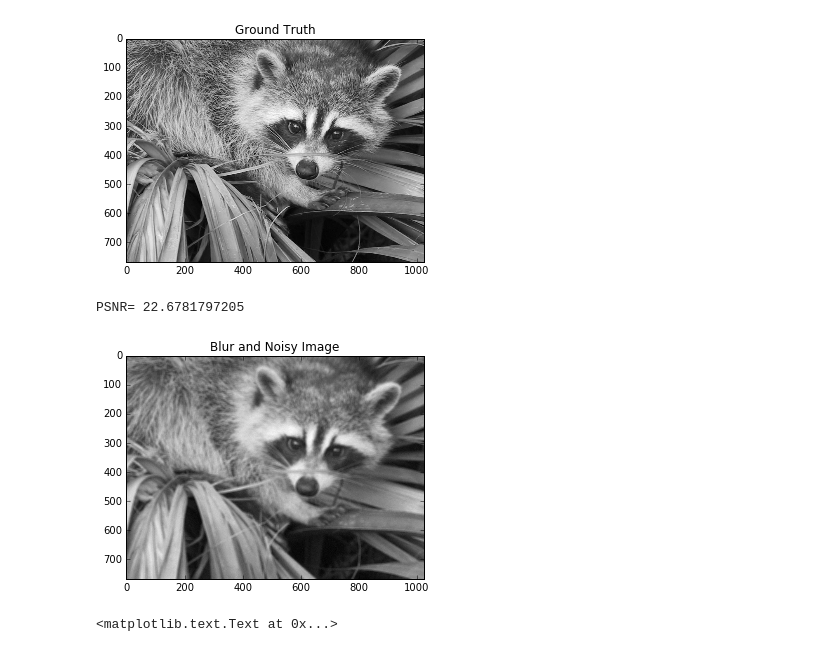
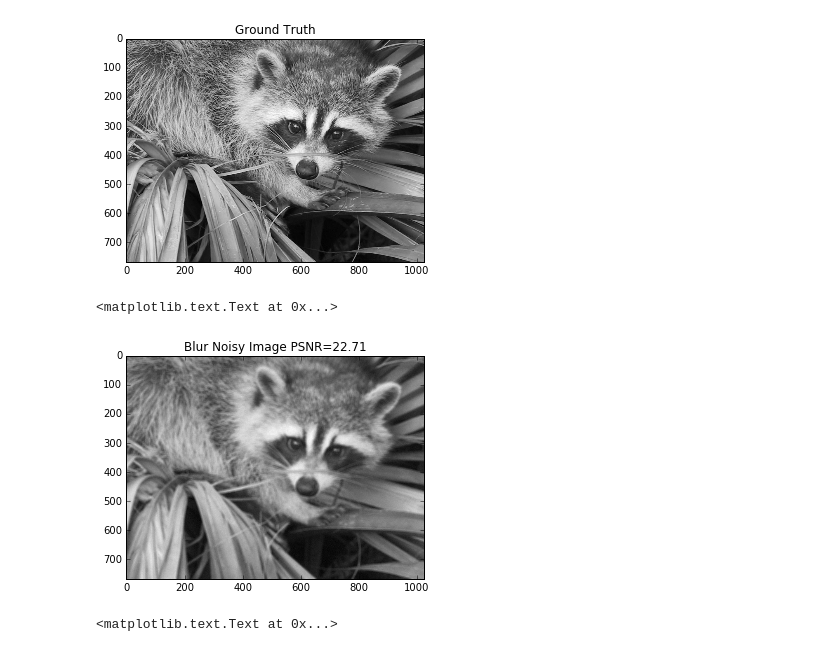
Before and after one commit to ygu2009/ImageProcessing, a Jupyter notebook: ImageRestoration.ipynb, the cells around one changed output. Cells and saved outputs as stored; diff of their text form; code cells hidden in the pictures.

```diff
--- a/ImageRestoration.ipynb
+++ b/ImageRestoration.ipynb
@@ -41,19 +41,19 @@ def PSNR(ref, recon):
 # %%
 # Blur the ref image and add Gaussian noise to the image
 from scipy import signal
 import numpy as np
 ref = np.array(ref)
 M,N=ref.shape
 K=np.ones([9,9]) # average kernel
 K=K/K.sum()
 B = signal.convolve2d(ref, K, mode='same', boundary='symm') # blurred face
 sigma=3
 Bn = B+np.random.randn(M,N)*sigma # add Gaussian noise
-plt.imshow(Bn, cmap=plt.cm.gray), plt.title('Blur and Noisy Image')
-print 'PSNR=', PSNR(ref,Bn)
+plt.imshow(Bn, cmap=plt.cm.gray), plt.title(' Image')
+plt.title('Blur Noisy Image PSNR='+ str("{0:.2f}".format(PSNR(ref, Bn))))
 # %% [output]
-PSNR= 22.6781797205
+<matplotlib.text.Text at 0x...>
-[figure, old version]
+[figure, new version]
 # %%
 # Wiener Deconvolution
 # Definition and Derivation: https://en.wikipedia.org/wiki/Wiener_deconvolution
```
Also changed, not shown: parts of 1 cell of this notebook.
